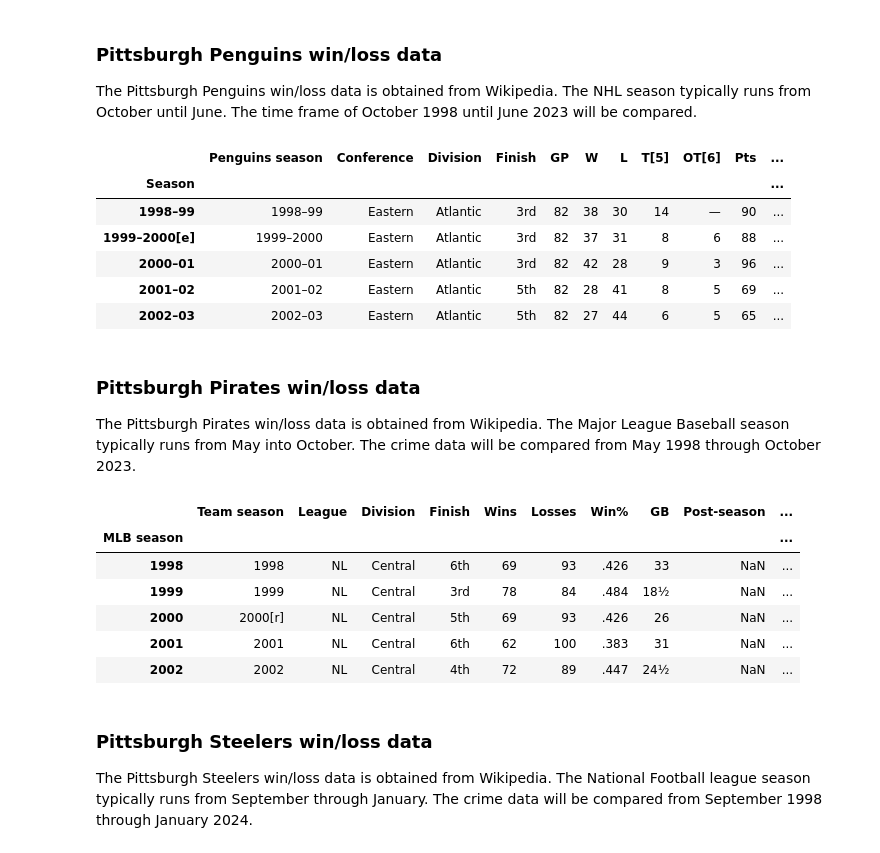
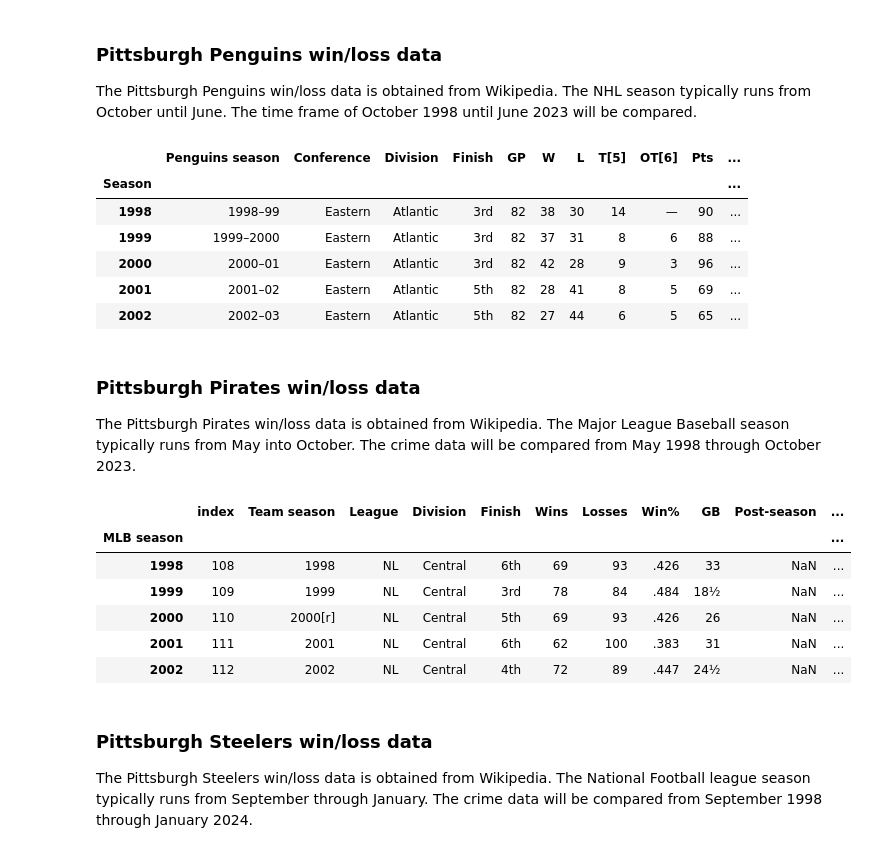
Before and after one commit to calebrauscher/University_of_Michigan, a Jupyter notebook: Applied Plotting/Assignment 4/assignment4.ipynb, the cells around one changed output. Drawn from its saved outputs; the diff is of its cells as text; code cells hidden in the pictures.

```diff
--- a/Applied Plotting/Assignment 4/assignment4.ipynb
+++ b/Applied Plotting/Assignment 4/assignment4.ipynb
@@ -66,7 +68,8 @@ penguins = pd.read_html(
 )[2]
 penguins = penguins.iloc[31:-1, :13]
 penguins.columns = (col[1] for col in penguins.columns)
-penguins["Season"] = penguins["Season"].astype(str)
+penguins["Season"] = penguins["Season"].astype(str).replace("\[\w\]","",regex=True)
+penguins["Season"] = penguins["Season"].str.split("–", expand=True)[0]
 penguins = penguins.set_index("Season")
 penguins = penguins[penguins["Conference"] != "Season not played due to lockout"]
 penguins["Pct"] = penguins["W"].astype(int) / penguins["GP"].astype(int)
@@ -74,11 +77,11 @@ penguins.head()
 # %% [output]
 |  | Penguins season | Conference | Division | Finish | GP | W | L | T[5] | OT[6] | Pts | ... |
 | Season |  |  |  |  |  |  |  |  |  |  | ... |
-| 1998–99 | 1998–99 | Eastern | Atlantic | 3rd | 82 | 38 | 30 | 14 | — | 90 | ... |
-| 1999–2000[e] | 1999–2000 | Eastern | Atlantic | 3rd | 82 | 37 | 31 | 8 | 6 | 88 | ... |
-| 2000–01 | 2000–01 | Eastern | Atlantic | 3rd | 82 | 42 | 28 | 9 | 3 | 96 | ... |
-| 2001–02 | 2001–02 | Eastern | Atlantic | 5th | 82 | 28 | 41 | 8 | 5 | 69 | ... |
-| 2002–03 | 2002–03 | Eastern | Atlantic | 5th | 82 | 27 | 44 | 6 | 5 | 65 | ... |
+| 1998 | 1998–99 | Eastern | Atlantic | 3rd | 82 | 38 | 30 | 14 | — | 90 | ... |
+| 1999 | 1999–2000 | Eastern | Atlantic | 3rd | 82 | 37 | 31 | 8 | 6 | 88 | ... |
+| 2000 | 2000–01 | Eastern | Atlantic | 3rd | 82 | 42 | 28 | 9 | 3 | 96 | ... |
+| 2001 | 2001–02 | Eastern | Atlantic | 5th | 82 | 28 | 41 | 8 | 5 | 69 | ... |
+| 2002 | 2002–03 | Eastern | Atlantic | 5th | 82 | 27 | 44 | 6 | 5 | 65 | ... |
 # %% [markdown]
 ### Pittsburgh Pirates win/loss data
 
@@ -86,21 +89,22 @@ The Pittsburgh Pirates win/loss data is obtained from Wikipedia. The Major Leagu
 # %%
 pirates = pd.read_html(
     "https://en.wikipedia.org/wiki/List_of_Pittsburgh_Pirates_seasons",
     skiprows=[1, 2, 3, 4, 5, 6, 7, 8, 9, 10],
 )[2]
 pirates.columns = (col[0] for col in pirates.columns)
 pirates = pirates.iloc[:-6, :-1]
-pirates = pirates.set_index("MLB season")
+pirates = pirates.reset_index().set_index("MLB season")
 pirates = pirates[pirates.index >= "1998"]
+pirates["Pct"] = pirates["Wins"].astype(int) / (pirates["Wins"].astype(int) + pirates["Losses"].astype(int))
 pirates.head()
 # %% [output]
-|  | Team season | League | Division | Finish | Wins | Losses | Win% | GB | Post-season | ... |
-| MLB season |  |  |  |  |  |  |  |  |  | ... |
-| 1998 | 1998 | NL | Central | 6th | 69 | 93 | .426 | 33 | NaN | ... |
-| 1999 | 1999 | NL | Central | 3rd | 78 | 84 | .484 | 18½ | NaN | ... |
-| 2000 | 2000[r] | NL | Central | 5th | 69 | 93 | .426 | 26 | NaN | ... |
-| 2001 | 2001 | NL | Central | 6th | 62 | 100 | .383 | 31 | NaN | ... |
-| 2002 | 2002 | NL | Central | 4th | 72 | 89 | .447 | 24½ | NaN | ... |
+|  | index | Team season | League | Division | Finish | Wins | Losses | Win% | GB | Post-season | ... |
+| MLB season |  |  |  |  |  |  |  |  |  |  | ... |
+| 1998 | 108 | 1998 | NL | Central | 6th | 69 | 93 | .426 | 33 | NaN | ... |
+| 1999 | 109 | 1999 | NL | Central | 3rd | 78 | 84 | .484 | 18½ | NaN | ... |
+| 2000 | 110 | 2000[r] | NL | Central | 5th | 69 | 93 | .426 | 26 | NaN | ... |
+| 2001 | 111 | 2001 | NL | Central | 6th | 62 | 100 | .383 | 31 | NaN | ... |
+| 2002 | 112 | 2002 | NL | Central | 4th | 72 | 89 | .447 | 24½ | NaN | ... |
 # %% [markdown]
 ### Pittsburgh Steelers win/loss data
 
```
Also changed, not shown: parts of 19 cells of this notebook.
